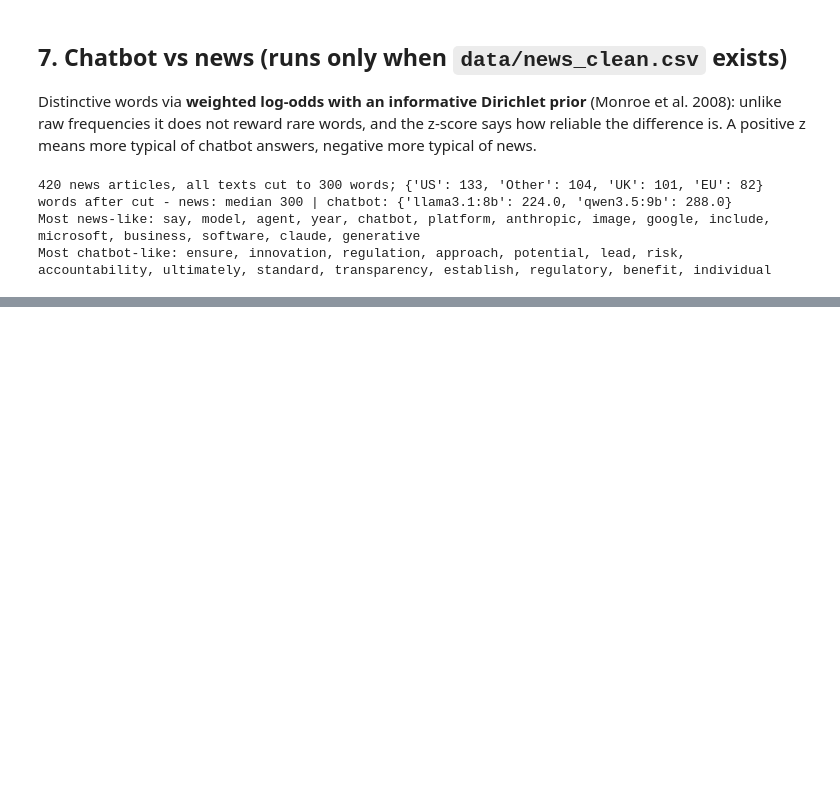
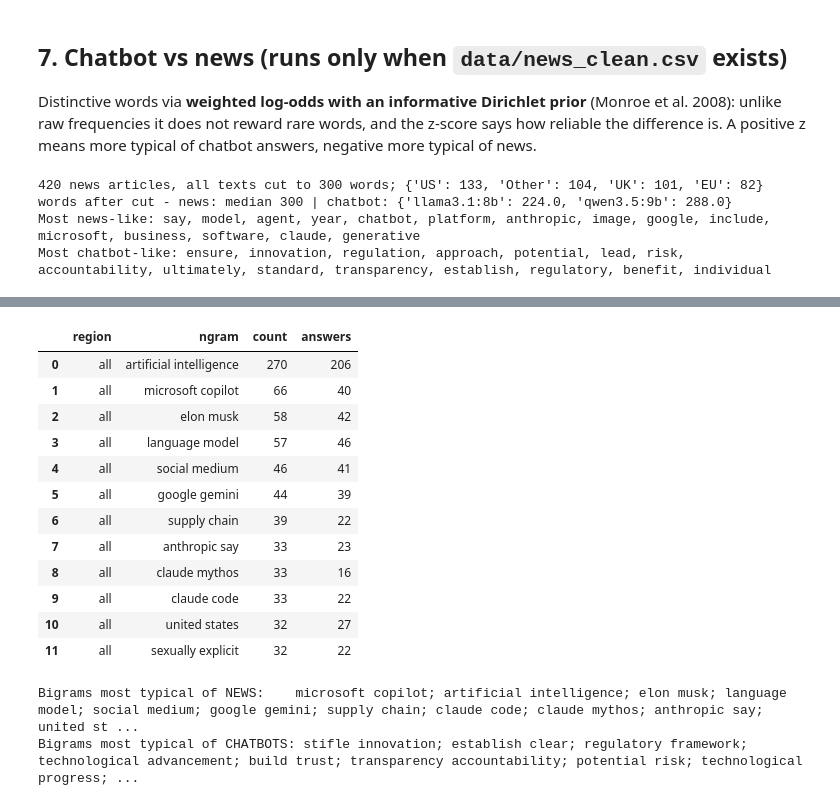
Before and after one commit to Annjnk/Text-Analytics-NLP-CA, a Jupyter notebook: 02_chatbot_text_analysis.ipynb, the cells around one changed output, grey strips where cells are left out. Drawn from its saved outputs; the diff is of its cells as text; code cells hidden in the pictures; blank space fills up the shorter version.

```diff
--- a/02_chatbot_text_analysis.ipynb
+++ b/02_chatbot_text_analysis.ipynb
@@ -272,0 +302,31 @@ Most chatbot-like: ensure, innovation, regulation, approach, potential, lead, ri
+# %%
+if NEWS_CSV.exists():
+    ng = []
+    for r, g in [("all", news)] + [(r, news[news.region == r]) for r in ["US", "UK", "EU", "Other"]]:
+        t = top_ngrams(g["text_clean"]); t.insert(0, "region", r); ng.append(t)
+    ngrams_news = pd.concat(ng, ignore_index=True); ngrams_news.to_csv(OUT / "ngrams_top_news.csv", index=False)
+    display(ngrams_news[ngrams_news.region == "all"].head(12))
+
+    cv2 = CountVectorizer(ngram_range=(2, 2), min_df=3)
+    X2 = cv2.fit_transform(list(ans["text_clean_cut"]) + list(news["text_clean"])); names2 = cv2.get_feature_names_out(); nA = len(ans)
+    cb2 = Counter(dict(zip(names2, np.asarray(X2[:nA].sum(axis=0)).ravel()))); nw2 = Counter(dict(zip(names2, np.asarray(X2[nA:].sum(axis=0)).ravel())))
+    lo2 = log_odds(cb2, nw2); lo2 = lo2[(lo2["chatbot_count"] + lo2["news_count"]) >= 10].sort_values("z")
+    lo2.to_csv(OUT / "chatbot_vs_news_bigram_log_odds.csv", index=False)
+    print("Bigrams most typical of NEWS:   ", "; ".join(lo2.head(12)["term"]))
+    print("Bigrams most typical of CHATBOTS:", "; ".join(lo2.tail(12)["term"][::-1]))
+# %% [output]
+|  | region | ngram | count | answers |
+| 0 | all | artificial intelligence | 270 | 206 |
+| 1 | all | microsoft copilot | 66 | 40 |
+| 2 | all | elon musk | 58 | 42 |
+| 3 | all | language model | 57 | 46 |
+| 4 | all | social medium | 46 | 41 |
+| 5 | all | google gemini | 44 | 39 |
+| 6 | all | supply chain | 39 | 22 |
+| 7 | all | anthropic say | 33 | 23 |
+| 8 | all | claude mythos | 33 | 16 |
+| 9 | all | claude code | 33 | 22 |
+| 10 | all | united states | 32 | 27 |
+| 11 | all | sexually explicit | 32 | 22 |
+Bigrams most typical of NEWS:    microsoft copilot; artificial intelligence; elon musk; language model; social medium; google gemini; supply chain; claude code; claude mythos; anthropic say; united st ...
+Bigrams most typical of CHATBOTS: stifle innovation; establish clear; regulatory framework; technological advancement; build trust; transparency accountability; potential risk; technological progress; ...
```
Also changed, not shown: parts of 8 cells of this notebook, 6 other files.
